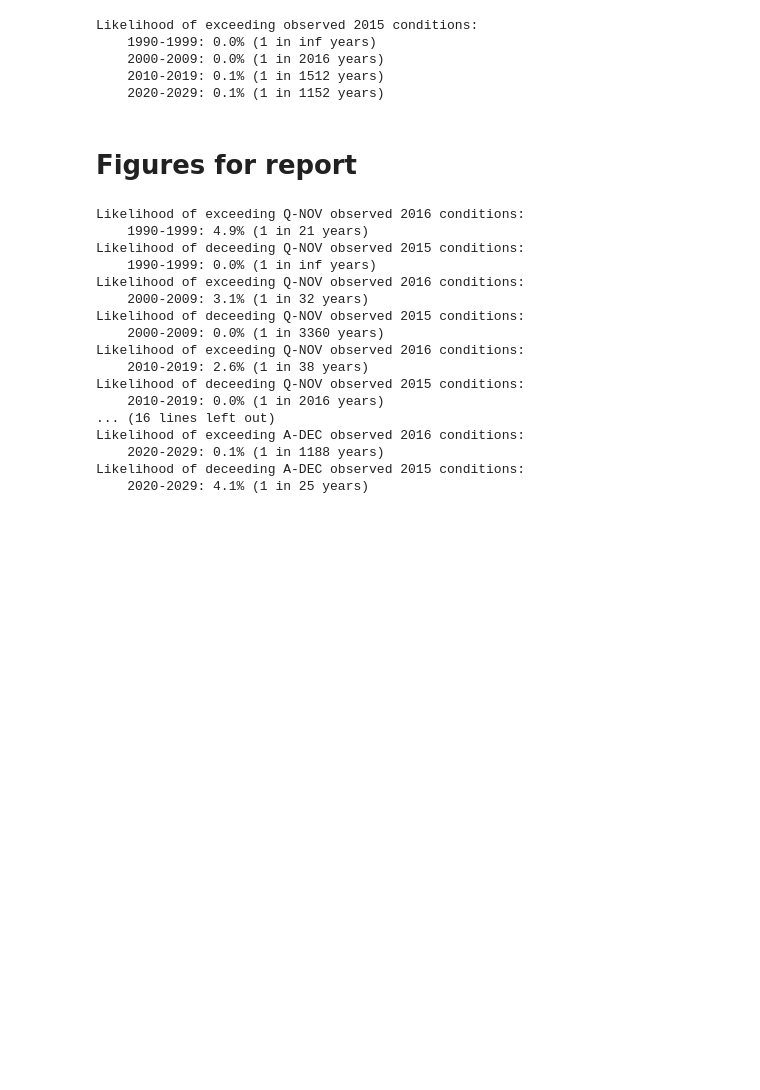
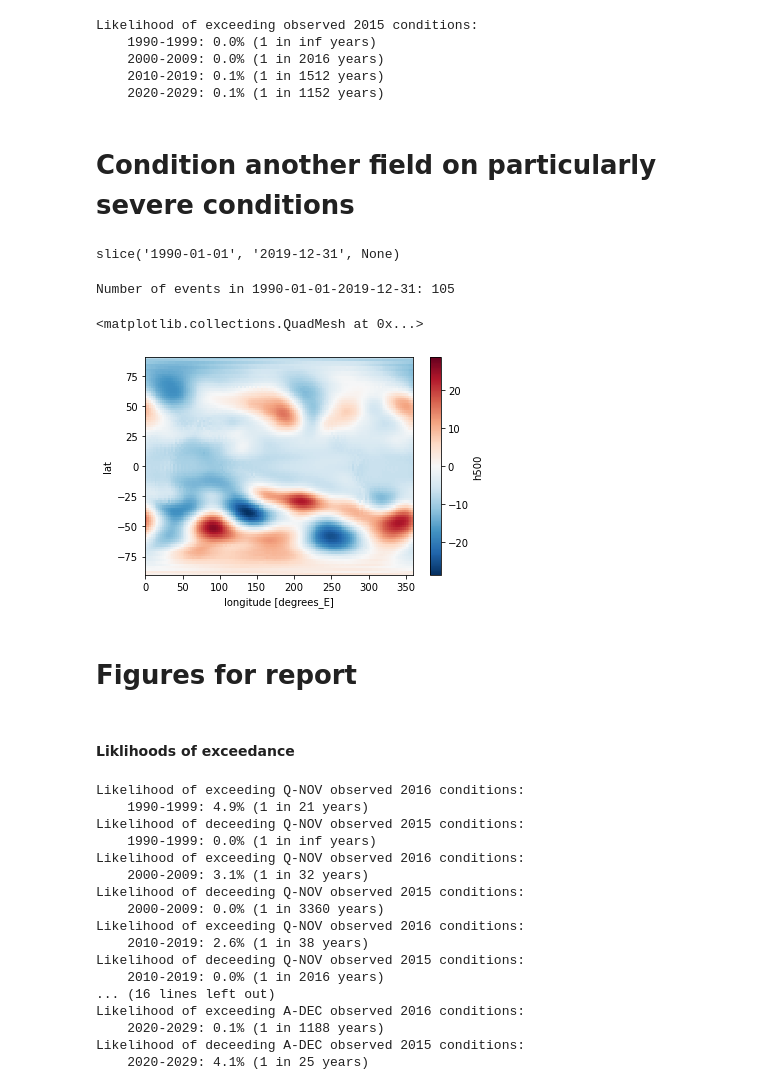
Before and after one commit to dougiesquire/hydro_tasmania, a Jupyter notebook: 2020/2.0_unseen.ipynb, the cells around one changed output. Saved outputs shown, nothing was run; the diff lists cells and outputs as text; code cells hidden in the pictures; blank space fills up the shorter version.

```diff
--- a/2020/2.0_unseen.ipynb
+++ b/2020/2.0_unseen.ipynb
@@ -303,3 +312,39 @@ Likelihood of exceeding observed 2015 conditions:
     2000-2009: 0.0% (1 in 2016 years)
     2010-2019: 0.1% (1 in 1512 years)
     2020-2029: 0.1% (1 in 1152 years)
+# %% [markdown]
+# Condition another field on particularly severe conditions
+# %%
+COND_VARIABLE = 'h500'
+ACC_METHOD = 'mean'
+# %% [output]
+slice('1990-01-01', '2019-12-31', None)
+# %%
+fcst = my.open_zarr(
+    f'data/f6_{COND_VARIABLE}_NATIVE_raw_anom.zarr.zip')
+
+fcst_cond = resample_forecasts_monthly(
+    fcst, n_months=N_MONTHS, end_month=END_MONTH,
+    lead_time_func='max', #max_month_to_year,
+    method=ACC_METHOD)
+# Fill nans in time with dummy times so that time operations work nicely
+fcst_cond = fcst_cond.assign_coords({
+    'time': fcst_cond.time.fillna(cftime.DatetimeJulian(1800, 1, 1))})
+
+fcst_cond = fcst_cond.where(fcst_cond.time.dt.month == END_MONTH, drop=True)
+fcst_cond = fcst_cond.sel(lead_time=slice(min_lead_month,None))
+# %%
+fcst_super = my.mask_time_period(
+    fcst_cond, TEST_PERIOD)
+# %%
+condition = fcst_acc[VARIABLE] > obsv_acc[VARIABLE].quantile(q=0.99).values
+print(f'Number of events in {TEST_PERIOD.start}-{TEST_PERIOD.stop}: {condition.sum().item()}')
+# %% [output]
+Number of events in 1990-01-01-2019-12-31: 105
+# %%
+test = fcst_super.where(condition).mean(['init_date','lead_time','ensemble']).compute()
+# %%
+test[COND_VARIABLE].plot()
+# %% [output]
+<matplotlib.collections.QuadMesh at 0x...>
+[figure, added]
@@ -306,5 +354,7 @@ Likelihood of exceeding observed 2015 conditions:
 # %% [markdown]
 # Figures for report
+# %% [markdown]
+#### Liklihoods of exceedance
 # %%
 ax_color = 'k'
 fontsize = 9
```
Also changed, not shown: parts of 24 cells of this notebook.
